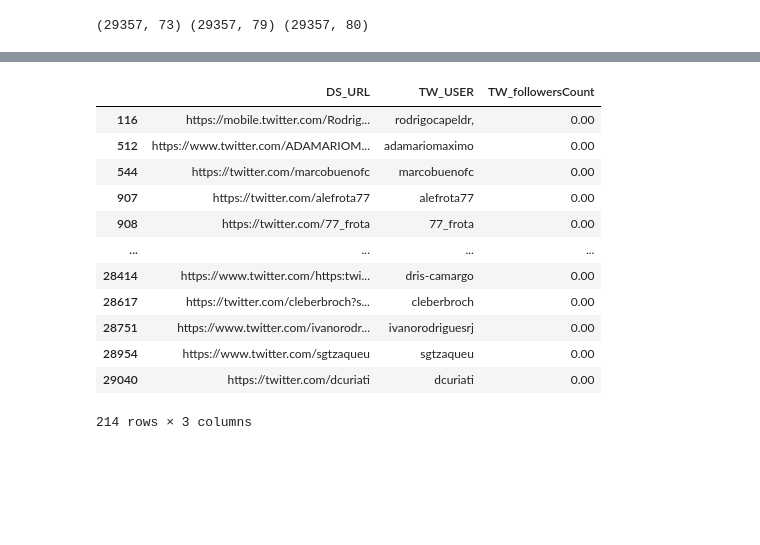
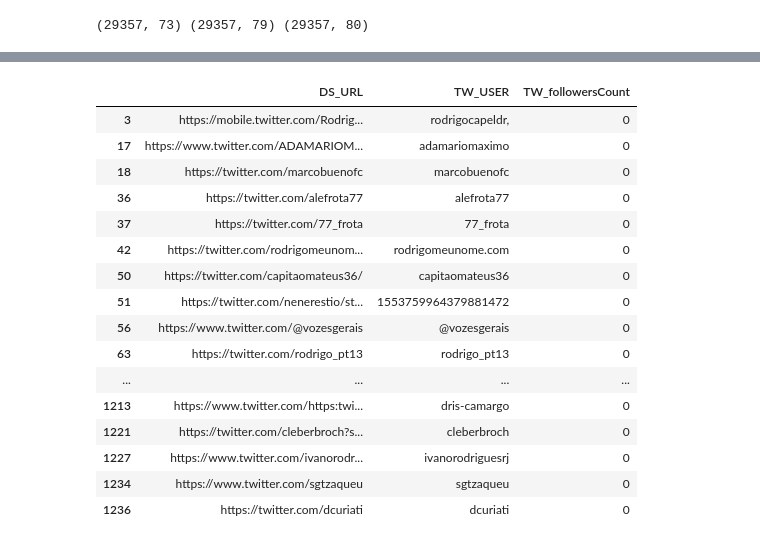
Before and after one commit to thiago-paim/projeto-tera, a Jupyter notebook: notebooks/explore_se_candidates_output.ipynb, the cells around one changed output, grey strips where cells are left out. Cells and saved outputs as stored; diff of their text form; code cells hidden in the pictures; blank space fills up the shorter version.

```diff
--- a/notebooks/explore_se_candidates_output.ipynb
+++ b/notebooks/explore_se_candidates_output.ipynb
@@ -148,16 +139,21 @@ Name: TW_followersCount, Length: 773, dtype: int64
 # %%
-se_2_df[se_2_df.TW_followersCount == 0][['DS_URL', 'TW_USER', 'TW_followersCount']]
+pd.options.display.max_colwidth = 300
+se_3_df[se_3_df.TW_followersCount == 0][['DS_URL', 'TW_USER', 'TW_followersCount']]
 # %% [output]
 |  | DS_URL | TW_USER | TW_followersCount |
-| 116 | https://mobile.twitter.com/Rodrig... | rodrigocapeldr, | 0.00 |
-| 512 | https://www.twitter.com/ADAMARIOM... | adamariomaximo | 0.00 |
-| 544 | https://twitter.com/marcobuenofc | marcobuenofc | 0.00 |
-| 907 | https://twitter.com/alefrota77 | alefrota77 | 0.00 |
-| 908 | https://twitter.com/77_frota | 77_frota | 0.00 |
+| 3 | https://mobile.twitter.com/Rodrig... | rodrigocapeldr, | 0 |
+| 17 | https://www.twitter.com/ADAMARIOM... | adamariomaximo | 0 |
+| 18 | https://twitter.com/marcobuenofc | marcobuenofc | 0 |
+| 36 | https://twitter.com/alefrota77 | alefrota77 | 0 |
+| 37 | https://twitter.com/77_frota | 77_frota | 0 |
+| 42 | https://twitter.com/rodrigomeunom... | rodrigomeunome.com | 0 |
+| 50 | https://twitter.com/capitaomateus36/ | capitaomateus36 | 0 |
+| 51 | https://twitter.com/nenerestio/st... | 1553759964379881472 | 0 |
+| 56 | https://www.twitter.com/@vozesgerais | @vozesgerais | 0 |
+| 63 | https://twitter.com/rodrigo_pt13 | rodrigo_pt13 | 0 |
 | ... | ... | ... | ... |
-| 28414 | https://www.twitter.com/https:twi... | dris-camargo | 0.00 |
-| 28617 | https://twitter.com/cleberbroch?s... | cleberbroch | 0.00 |
-| 28751 | https://www.twitter.com/ivanorodr... | ivanorodriguesrj | 0.00 |
-| 28954 | https://www.twitter.com/sgtzaqueu | sgtzaqueu | 0.00 |
-| 29040 | https://twitter.com/dcuriati | dcuriati | 0.00 |
+| 1213 | https://www.twitter.com/https:twi... | dris-camargo | 0 |
+| 1221 | https://twitter.com/cleberbroch?s... | cleberbroch | 0 |
+| 1227 | https://www.twitter.com/ivanorodr... | ivanorodriguesrj | 0 |
+| 1234 | https://www.twitter.com/sgtzaqueu | sgtzaqueu | 0 |
+| 1236 | https://twitter.com/dcuriati | dcuriati | 0 |
-214 rows × 3 columns
```
Also changed, not shown: parts of 8 cells of this notebook, 1 other file.
